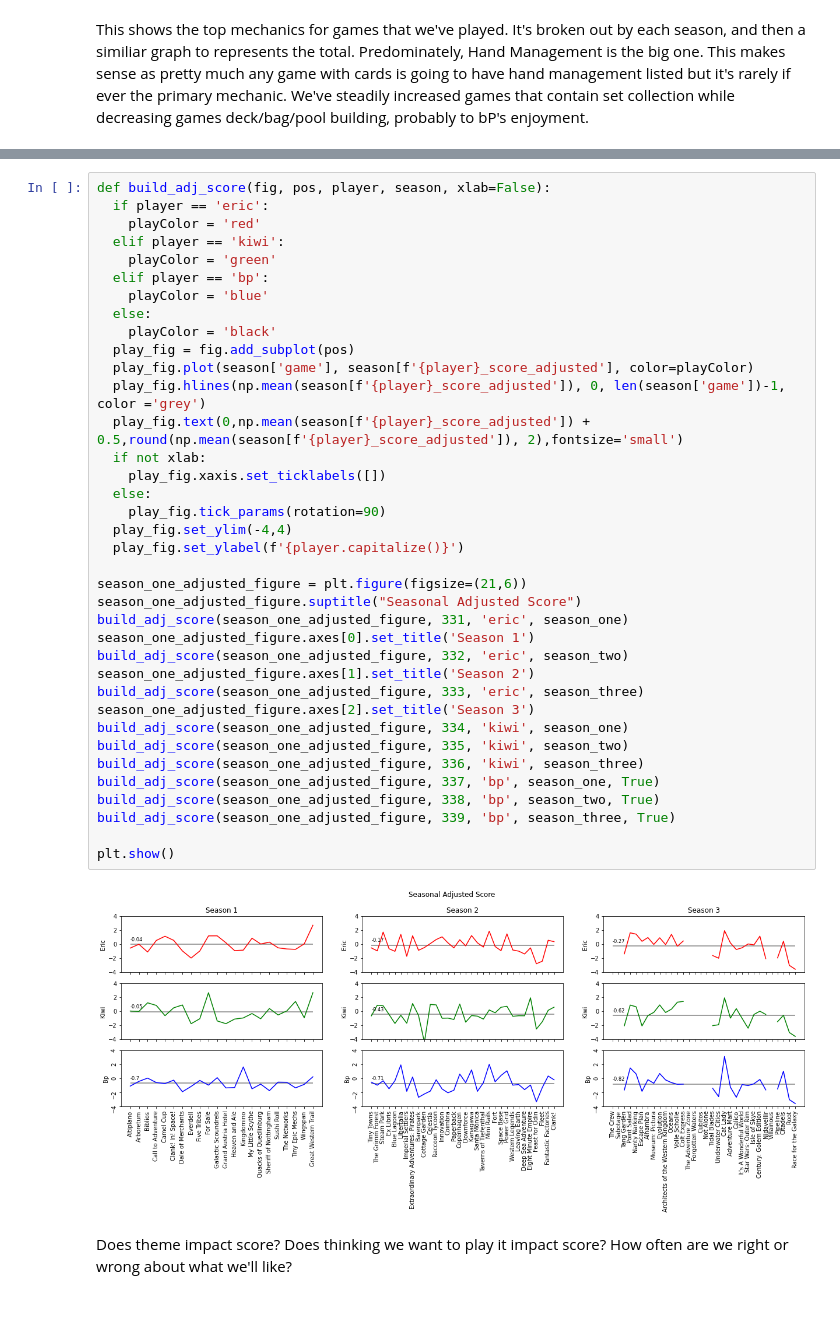
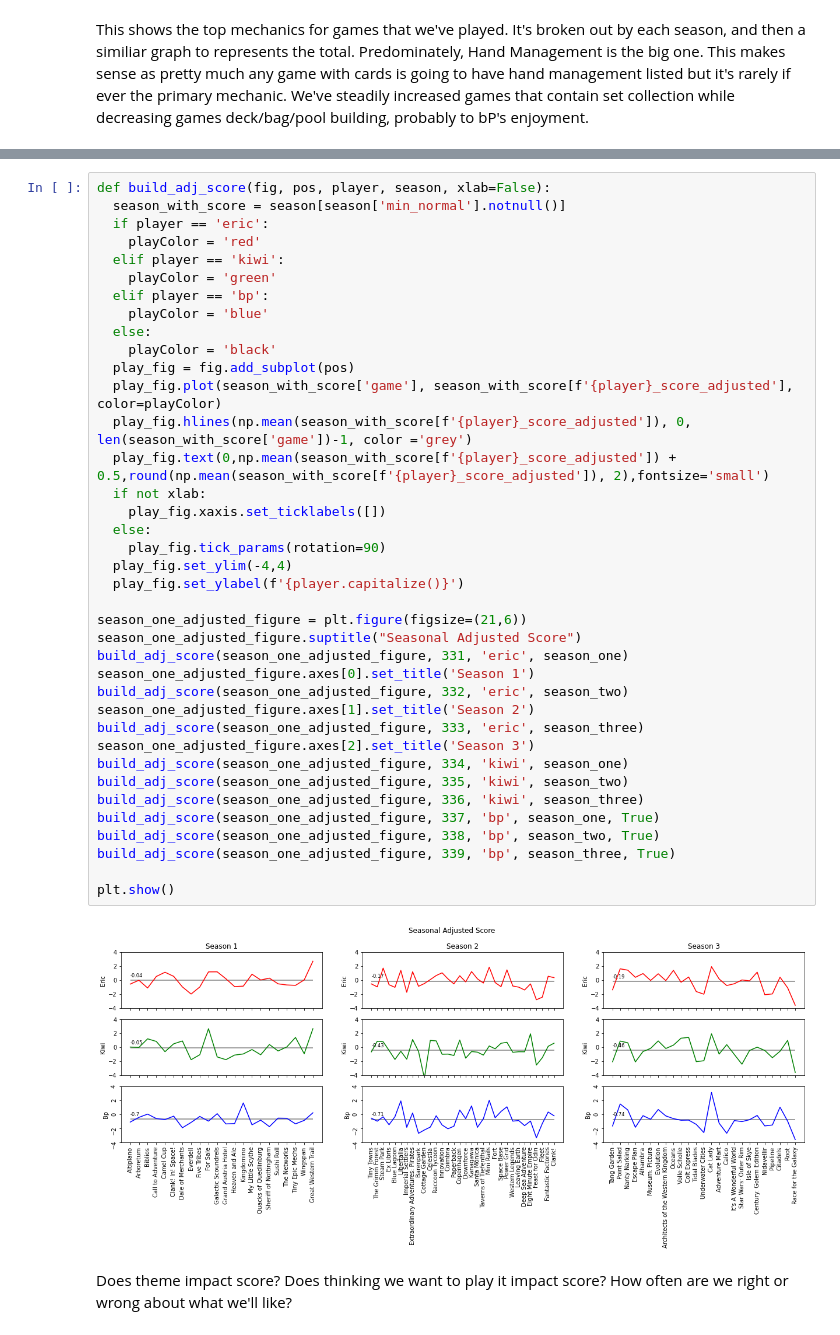
Before and after one commit to PNJaenichen/PNJaenichen.github.io, a Jupyter notebook: projects/firstTurnData/FTDataAnalysis.ipynb, the cells around one changed output, grey strips where cells are left out. Saved outputs shown, nothing was run; the diff lists cells and outputs as text.

```diff
--- a/projects/firstTurnData/FTDataAnalysis.ipynb
+++ b/projects/firstTurnData/FTDataAnalysis.ipynb
@@ -224,42 +225,43 @@ plt.show()
 # %%
 def build_adj_score(fig, pos, player, season, xlab=False):
+  season_with_score = season[season['min_normal'].notnull()]
   if player == 'eric':
     playColor = 'red'
   elif player == 'kiwi':
     playColor = 'green'
   elif player == 'bp':
     playColor = 'blue'
   else:
     playColor = 'black'
   play_fig = fig.add_subplot(pos)
-  play_fig.plot(season['game'], season[f'{player}_score_adjusted'], color=playColor)
-  play_fig.hlines(np.mean(season[f'{player}_score_adjusted']), 0, len(season['game'])-1, color ='grey')
-  play_fig.text(0,np.mean(season[f'{player}_score_adjusted']) + 0.5,round(np.mean(season[f'{player}_score_adjusted']), 2),fontsize='small')
+  play_fig.plot(season_with_score['game'], season_with_score[f'{player}_score_adjusted'], color=playColor)
+  play_fig.hlines(np.mean(season_with_score[f'{player}_score_adjusted']), 0, len(season_with_score['game'])-1, color ='grey')
+  play_fig.text(0,np.mean(season_with_score[f'{player}_score_adjusted']) + 0.5,round(np.mean(season_with_score[f'{player}_score_adjusted']), 2),fontsize='small')
   if not xlab:
     play_fig.xaxis.set_ticklabels([])
   else:
     play_fig.tick_params(rotation=90)
   play_fig.set_ylim(-4,4)
   play_fig.set_ylabel(f'{player.capitalize()}')
 
 season_one_adjusted_figure = plt.figure(figsize=(21,6))
 season_one_adjusted_figure.suptitle("Seasonal Adjusted Score")
 build_adj_score(season_one_adjusted_figure, 331, 'eric', season_one)
 season_one_adjusted_figure.axes[0].set_title('Season 1')
 build_adj_score(season_one_adjusted_figure, 332, 'eric', season_two)
 season_one_adjusted_figure.axes[1].set_title('Season 2')
 build_adj_score(season_one_adjusted_figure, 333, 'eric', season_three)
 season_one_adjusted_figure.axes[2].set_title('Season 3')
 build_adj_score(season_one_adjusted_figure, 334, 'kiwi', season_one)
 build_adj_score(season_one_adjusted_figure, 335, 'kiwi', season_two)
 build_adj_score(season_one_adjusted_figure, 336, 'kiwi', season_three)
 build_adj_score(season_one_adjusted_figure, 337, 'bp', season_one, True)
 build_adj_score(season_one_adjusted_figure, 338, 'bp', season_two, True)
 build_adj_score(season_one_adjusted_figure, 339, 'bp', season_three, True)
 
 plt.show()
 # %% [output]
-[figure, old version]
+[figure, new version]
 # %% [markdown]
 Does theme impact score?
 Does thinking we want to play it impact score?
```
Also changed, not shown: parts of 10 cells of this notebook, 2 other files.
